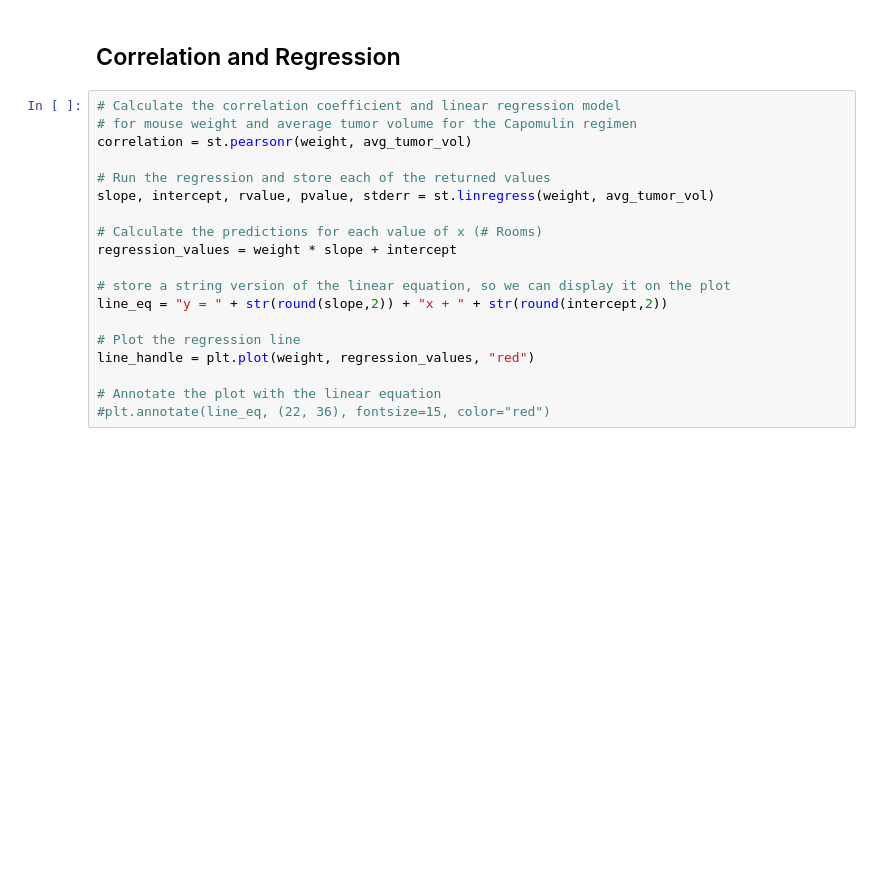
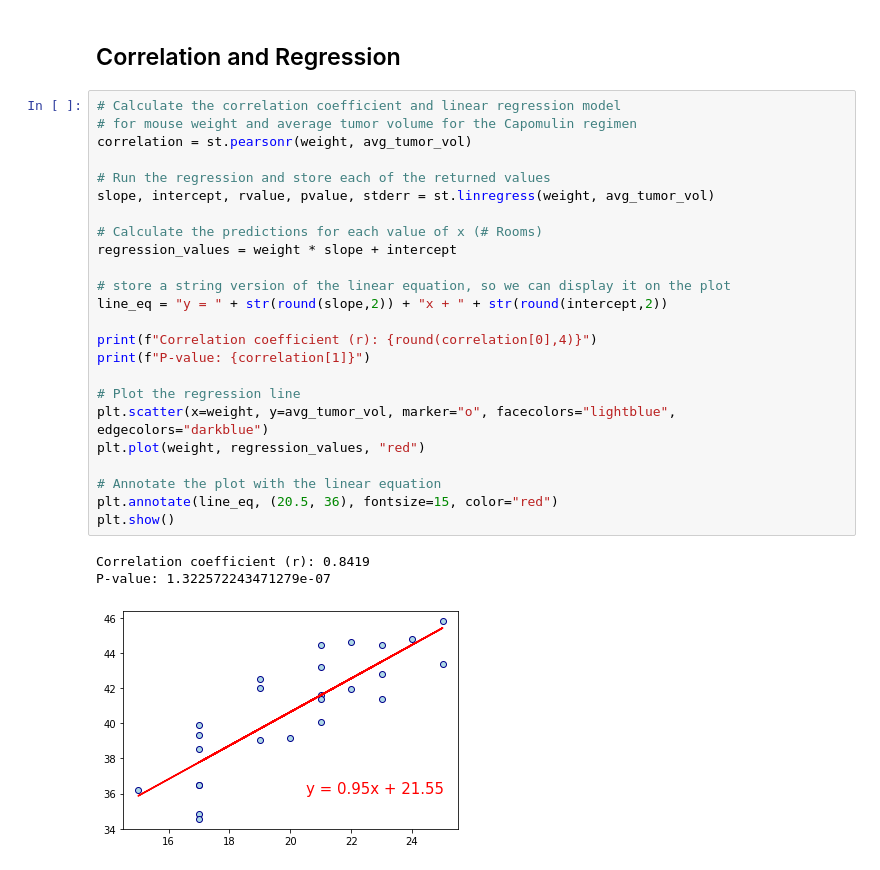
Before and after one commit to KaiCee2010/matplotlib-challenge, a Jupyter notebook: Pymaceuticals/pymaceuticals.ipynb, the cells around one changed output. Cells and saved outputs as stored; diff of their text form; blank space fills up the shorter version.

```diff
--- a/Pymaceuticals/pymaceuticals.ipynb
+++ b/Pymaceuticals/pymaceuticals.ipynb
@@ -348,19 +348,28 @@ plt.tight_layout()
 # %%
 # Calculate the correlation coefficient and linear regression model
 # for mouse weight and average tumor volume for the Capomulin regimen
 correlation = st.pearsonr(weight, avg_tumor_vol)
 
 # Run the regression and store each of the returned values
 slope, intercept, rvalue, pvalue, stderr = st.linregress(weight, avg_tumor_vol)
 
 # Calculate the predictions for each value of x (# Rooms)
 regression_values = weight * slope + intercept
 
 # store a string version of the linear equation, so we can display it on the plot
 line_eq = "y = " + str(round(slope,2)) + "x + " + str(round(intercept,2))
 
+print(f"Correlation coefficient (r): {round(correlation[0],4)}")
+print(f"P-value: {correlation[1]}")
+
 # Plot the regression line
-line_handle = plt.plot(weight, regression_values, "red")
+plt.scatter(x=weight, y=avg_tumor_vol, marker="o", facecolors="lightblue", edgecolors="darkblue")
+plt.plot(weight, regression_values, "red")
 
 # Annotate the plot with the linear equation
-#plt.annotate(line_eq, (22, 36), fontsize=15, color="red")
+plt.annotate(line_eq, (20.5, 36), fontsize=15, color="red")
+plt.show()
+# %% [output]
+Correlation coefficient (r): 0.8419
+P-value: 1.322572243471279e-07
+[figure, added]
```
Also changed, not shown: parts of 5 cells of this notebook.
